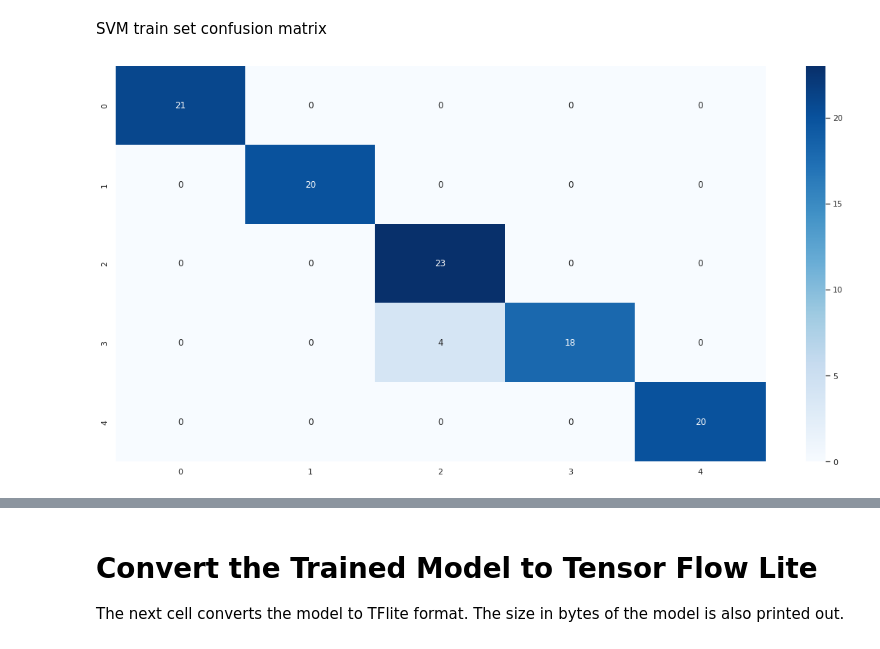
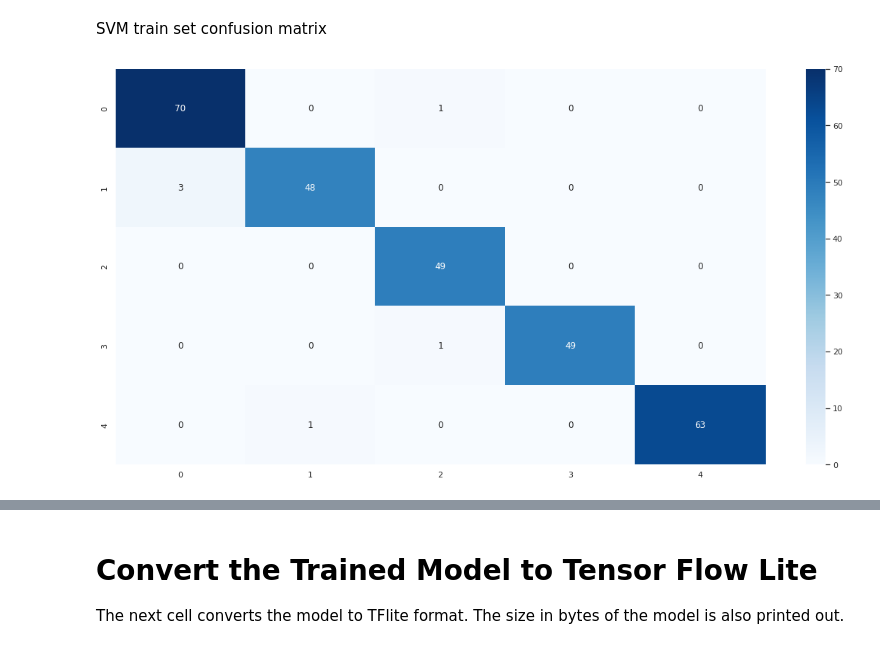
Before and after one commit to nonnp/learning, a Jupyter notebook: gesture classification/gesture_classification.ipynb, the cells around one changed output, grey strips where cells are left out. Cells and saved outputs as stored; diff of their text form; code cells hidden in the pictures.

```diff
--- a/gesture classification/gesture_classification.ipynb
+++ b/gesture classification/gesture_classification.ipynb
@@ -253,9 +346,9 @@ model.add(tf.keras.layers.Dense(15, activation='relu'))
 model.add(tf.keras.layers.Dense(NUM_GESTURES, activation='softmax')) # softmax is used, because we only expect one gesture to occur per input
 model.compile(optimizer='adam', loss='mse', metrics=['accuracy'])
 
-CALLBACK = tf.keras.callbacks.EarlyStopping(monitor='accuracy', min_delta=0.001, patience=5)
+CALLBACK = tf.keras.callbacks.EarlyStopping(monitor='val_accuracy', min_delta=0.001, patience=10)
 
-history = model.fit(inputs_train, outputs_train, epochs=100, batch_size=3, validation_data=(inputs_validate, outputs_validate), callbacks=CALLBACK)
+history = model.fit(inputs_train, outputs_train, epochs=100, batch_size=10, validation_data=(inputs_validate, outputs_validate), callbacks=CALLBACK)
 
 # predict train set for confusion matrix
 train_pred = model.predict(inputs_train)
@@ -285,8 +378,8 @@ svc = svm.SVC(probability=True, gamma = 0.1)
 svc.fit(inputs,outputs.argmax(axis=1))
 
 # train set accuracy
-train_pred_svc = svc.predict(inputs)
-print(f"train set accuracy: {accuracy_score(outputs.argmax(axis=1), train_pred_svc)*100:.3f} %")
+train_pred_svc = svc.predict(inputs_train)
+print(f"train set accuracy: {accuracy_score(outputs_train.argmax(axis=1), train_pred_svc)*100:.3f} %")
 
 # validation set accuracy
 val_pred_svc = svc.predict(inputs_validate)
@@ -399,9 +500,9 @@ Test set Accuracy = 95.238 %
 # %% [markdown]
 SVM train set confusion matrix
 # %%
-plot_confusion_matrix(train_pred_svc, outputs)
+plot_confusion_matrix(train_pred_svc, outputs_train)
 # %% [output]
-[figure, old version]
+[figure, new version]
 # %%
 plot_confusion_matrix(test_svc, outputs_test)
 # %% [output]
```
Also changed, not shown: parts of 27 cells of this notebook.
